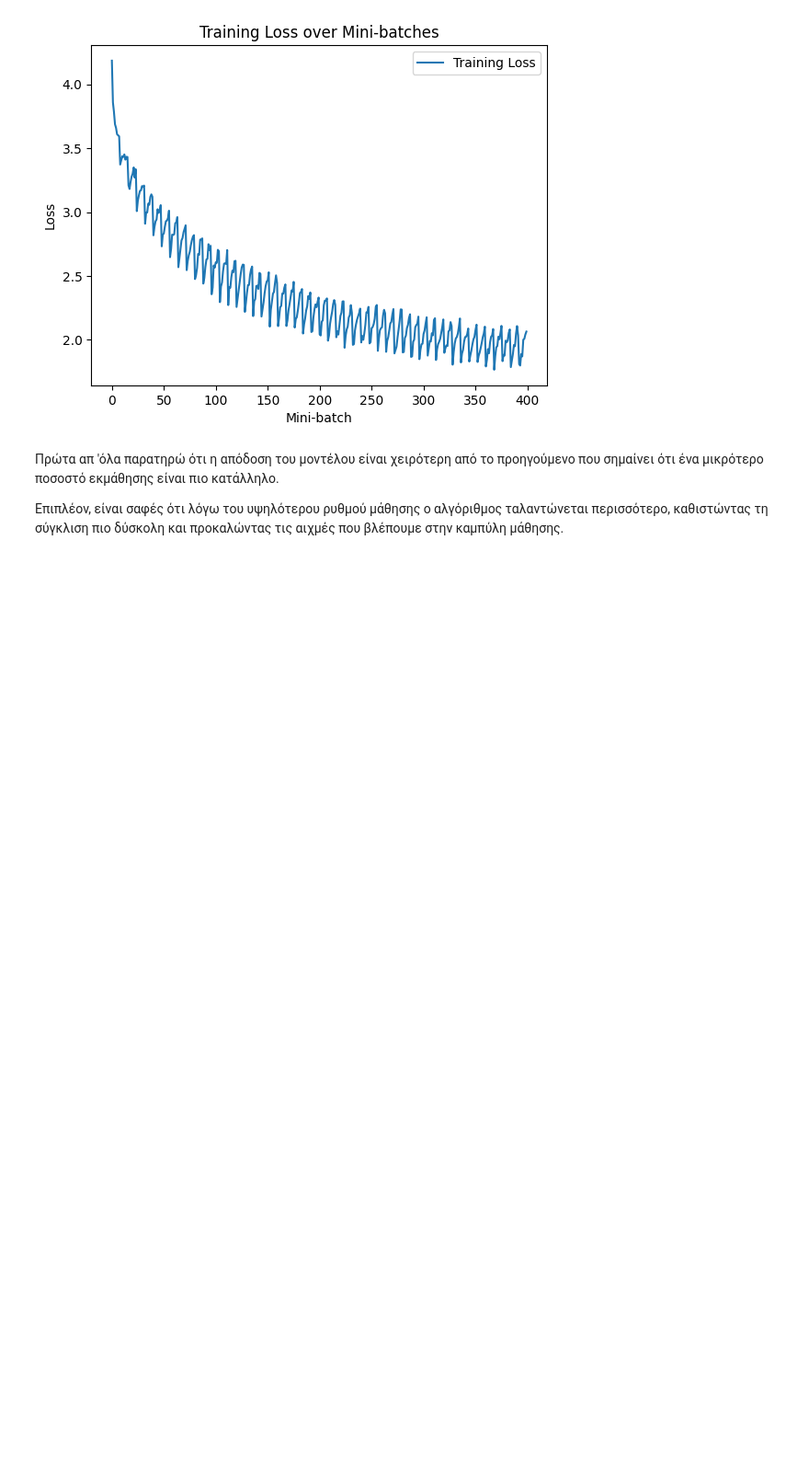
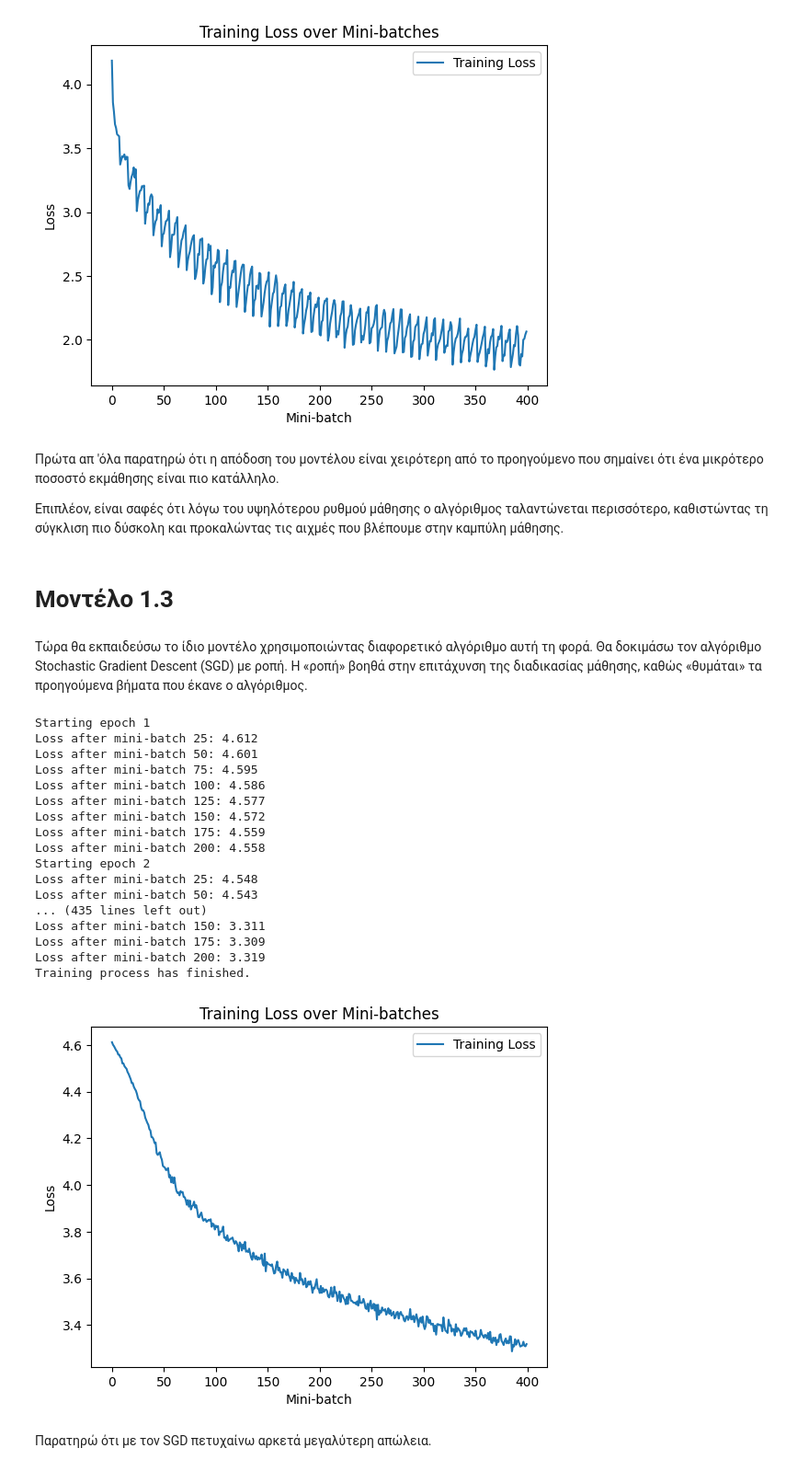
Before and after one commit to Stavroskiig/CNN-MLP-kNN-NC-CIFAR-100, a Jupyter notebook: NN_1st_assignment.ipynb, the cells around one changed output. Shown at 92% size. Cells and saved outputs as stored; diff of their text form; code cells hidden in the pictures; blank space fills up the shorter version.

Commit message:
Add Model_1_3

```diff
--- a/NN_1st_assignment.ipynb
+++ b/NN_1st_assignment.ipynb
@@ -790,3 +790,57 @@ Training process has finished.
 Πρώτα απ 'όλα παρατηρώ ότι η απόδοση του μοντέλου είναι χειρότερη από το προηγούμενο που σημαίνει ότι ένα μικρότερο ποσοστό εκμάθησης είναι πιο κατάλληλο.
 
 Επιπλέον, είναι σαφές ότι λόγω του υψηλότερου ρυθμού μάθησης ο αλγόριθμος ταλαντώνεται περισσότερο, καθιστώντας τη σύγκλιση πιο δύσκολη και προκαλώντας τις αιχμές που βλέπουμε στην καμπύλη μάθησης.
+# %% [markdown]
+# Μοντέλο 1.3
+# %% [markdown]
+Τώρα θα εκπαιδεύσω το ίδιο μοντέλο χρησιμοποιώντας διαφορετικό αλγόριθμο αυτή τη φορά. Θα δοκιμάσω τον αλγόριθμο Stochastic Gradient Descent (SGD) με ροπή. Η «ροπή» βοηθά στην επιτάχυνση της διαδικασίας μάθησης, καθώς «θυμάται» τα προηγούμενα βήματα που έκανε ο αλγόριθμος.
+# %%
+class Model_1_3(nn.Module):
+  '''
+    Multilayer Perceptron - Model_1_3.
+  '''
+  def __init__(self, num_features, num_classes):
+
+    super(Model_1_3, self).__init__()
+
+    self.layers = nn.Sequential(
+            nn.Linear(num_features, 512),
+            nn.ReLU(),
+            nn.Linear(512, 256),
+            nn.ReLU(),
+            nn.Linear(256, num_classes)
+        )
+
+  def forward(self, x):
+    '''Forward pass'''
+    return self.layers(x)
+
+num_features = 87
+num_classes = 100
+Model_1_3 = Model_1_3(num_features, num_classes)
+loss_function = nn.CrossEntropyLoss()
+optimizer = optim.SGD(Model_1_3.parameters(), lr=0.01)
+num_epochs = 50
+
+train_model(Model_1_3, train_loader, optimizer, loss_function, num_epochs)
+# %% [output]
+Starting epoch 1
+Loss after mini-batch 25: 4.612
+Loss after mini-batch 50: 4.601
+Loss after mini-batch 75: 4.595
+Loss after mini-batch 100: 4.586
+Loss after mini-batch 125: 4.577
+Loss after mini-batch 150: 4.572
+Loss after mini-batch 175: 4.559
+Loss after mini-batch 200: 4.558
+Starting epoch 2
+Loss after mini-batch 25: 4.548
+Loss after mini-batch 50: 4.543
+... (435 lines left out)
+Loss after mini-batch 150: 3.311
+Loss after mini-batch 175: 3.309
+Loss after mini-batch 200: 3.319
+Training process has finished.
+[figure, added]
+# %% [markdown]
+Παρατηρώ ότι με τον SGD πετυχαίνω αρκετά μεγαλύτερη απώλεια.
```
